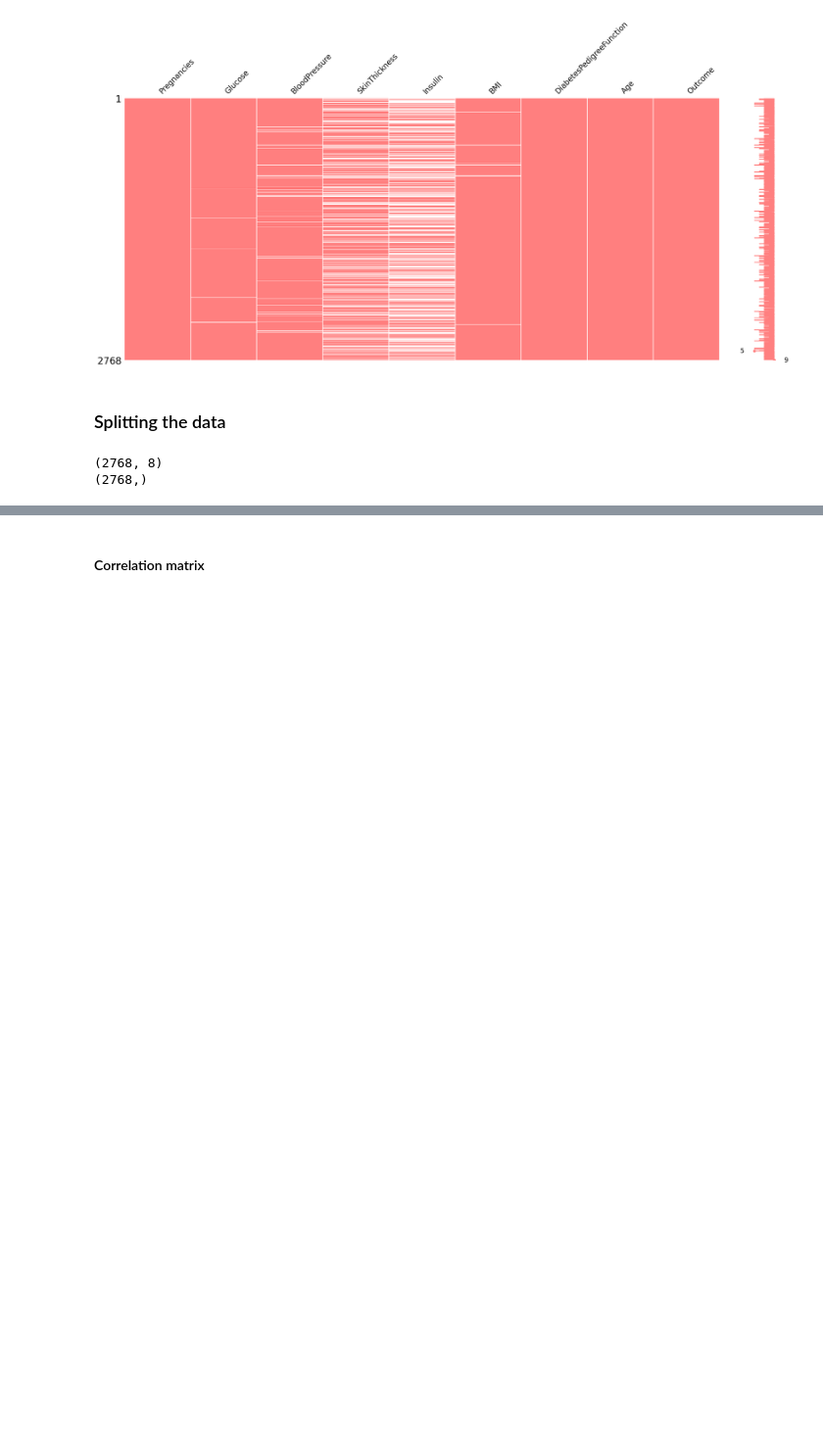
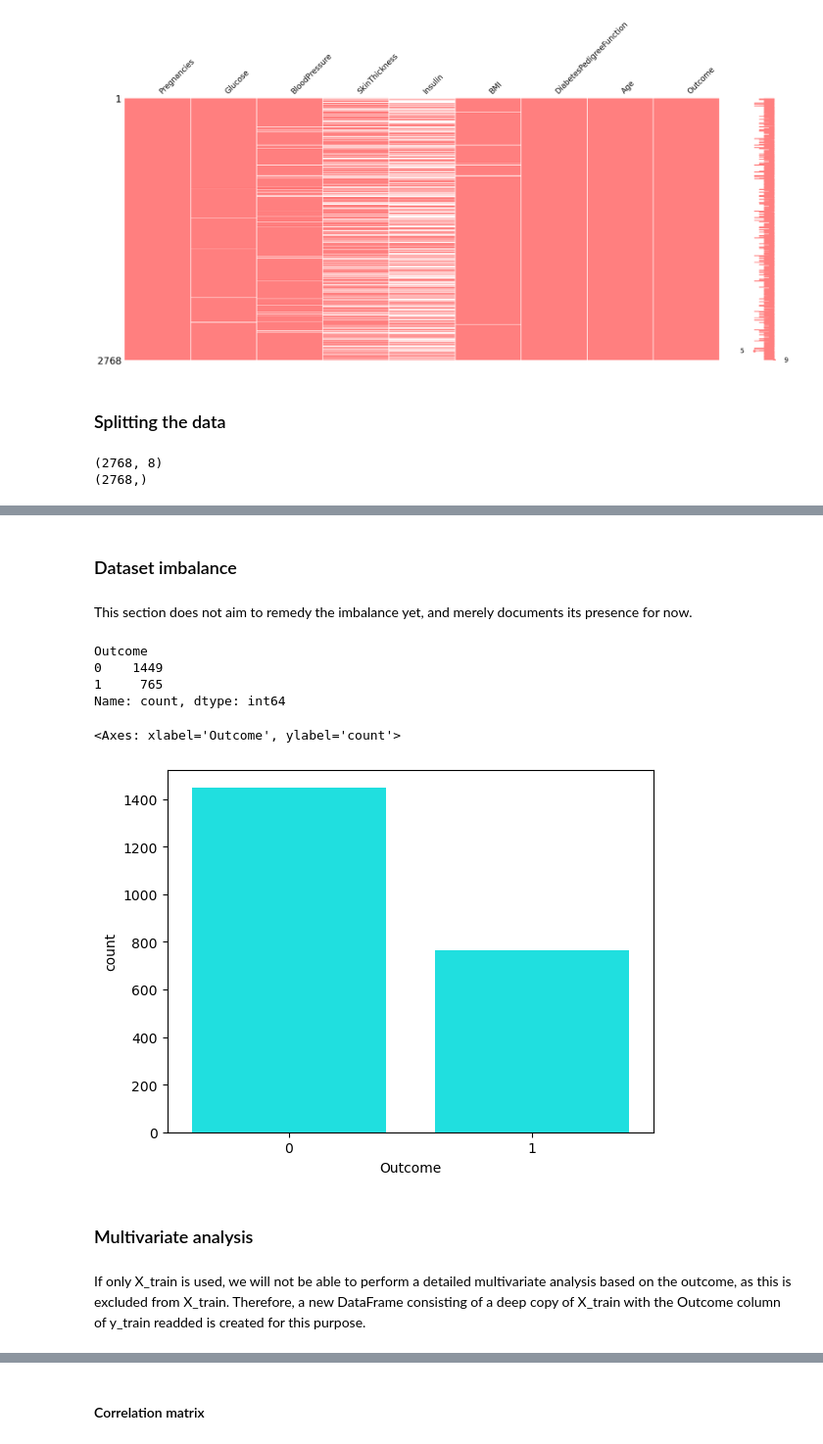
Before and after one commit to LewGoesB00M/CMP6202, a Jupyter notebook: Assignment/Code/CMP6202 Assignment 2.ipynb, the cells around one changed output, grey strips where cells are left out. Shown at 98% size. Cells and saved outputs as stored; diff of their text form; code cells hidden in the pictures; blank space fills up the shorter version.

```diff
--- a/Assignment/Code/CMP6202 Assignment 2.ipynb
+++ b/Assignment/Code/CMP6202 Assignment 2.ipynb
@@ -198,0 +207,19 @@ for col in X_train:
+# %% [markdown]
+### Dataset imbalance
+# %% [markdown]
+This section does not aim to remedy the imbalance yet, and merely documents its presence for now.
+# %%
+# We're only performing EDA on the training set. Y_train consists of the training set's Outcome column.
+print(y_train.value_counts())
+sns.countplot(X_train, x = y_train, color = "cyan")
+# %% [output]
+Outcome
+0    1449
+1     765
+Name: count, dtype: int64
+<Axes: xlabel='Outcome', ylabel='count'>
+[figure, added]
+# %% [markdown]
+### Multivariate analysis
+# %% [markdown]
+If only X_train is used, we will not be able to perform a detailed multivariate analysis based on the outcome, as this is excluded from X_train. Therefore, a new DataFrame consisting of a deep copy of X_train with the Outcome column of y_train readded is created for this purpose.
```
Also changed, not shown: parts of 15 cells of this notebook, 35 other files.
